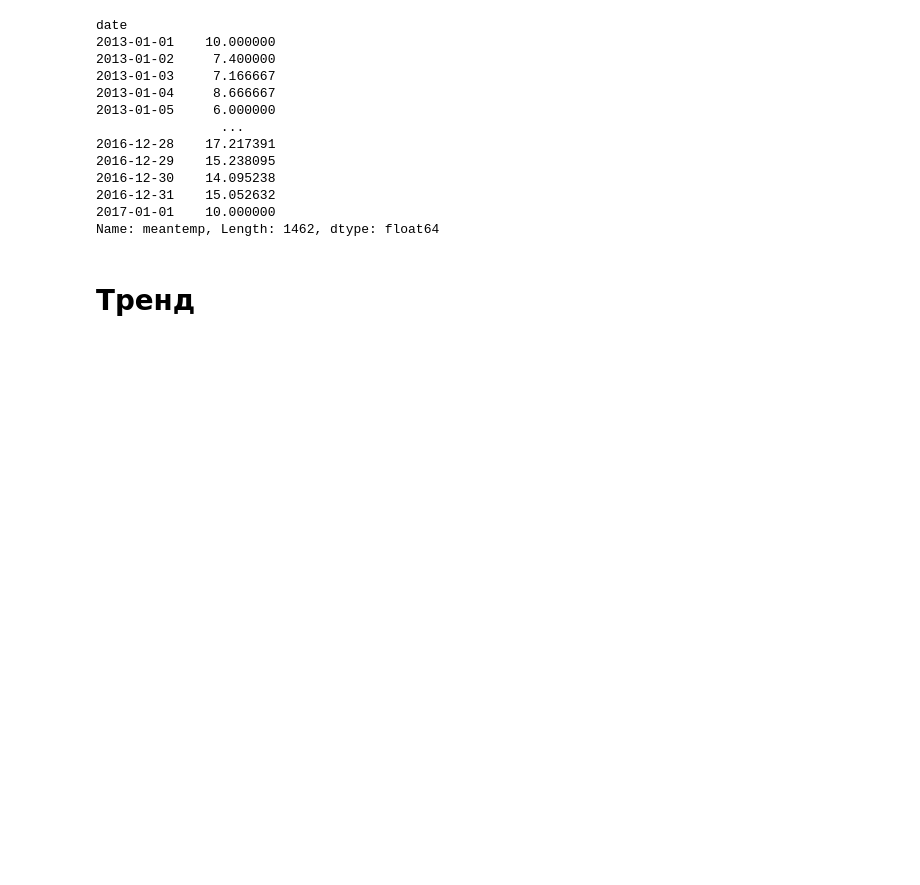
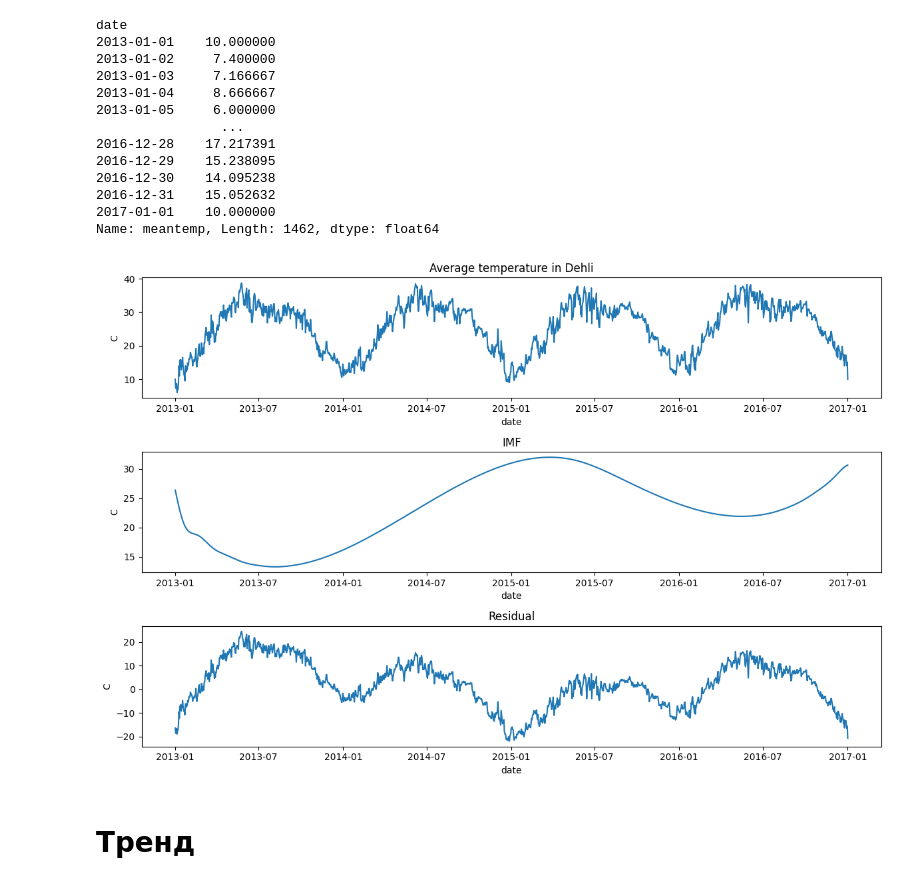
Before and after one commit to libre-cuenta/TS-Generator, a Jupyter notebook: данные 1/VME-analyse.ipynb, the cells around one changed output. Cells and saved outputs as stored; diff of their text form; code cells hidden in the pictures; blank space fills up the shorter version.

```diff
--- a/данные 1/VME-analyse.ipynb
+++ b/данные 1/VME-analyse.ipynb
@@ -170,6 +170,26 @@ date
 2016-12-31    15.052632
 2017-01-01    10.000000
 Name: meantemp, Length: 1462, dtype: float64
+# %%
+u, _, _ = VME(f, Alpha=10000, omega_int=101, fs=20000, tau=1, tol=1e-6)
+# %%
+fig, axs = plt.subplots(figsize=(12,8), nrows=3)
+
+axs[0].plot(index, TS[::].values)
+axs[0].set_title('Average temperature in Dehli')
+axs[0].set(xlabel = 'date', ylabel='C')
+
+axs[1].plot(index, u.T)
+axs[1].set_title('IMF')
+axs[1].set(xlabel = 'date', ylabel='C')
+
+axs[2].plot(index, TS[::].values - u.T)
+axs[2].set_title('Residual')
+axs[2].set(xlabel = 'date', ylabel='C')
+
+plt.tight_layout()
+# %% [output]
+[figure, added]
 # %% [markdown]
 # Тренд
 # %%
```
Also changed, not shown: 4 other files.
